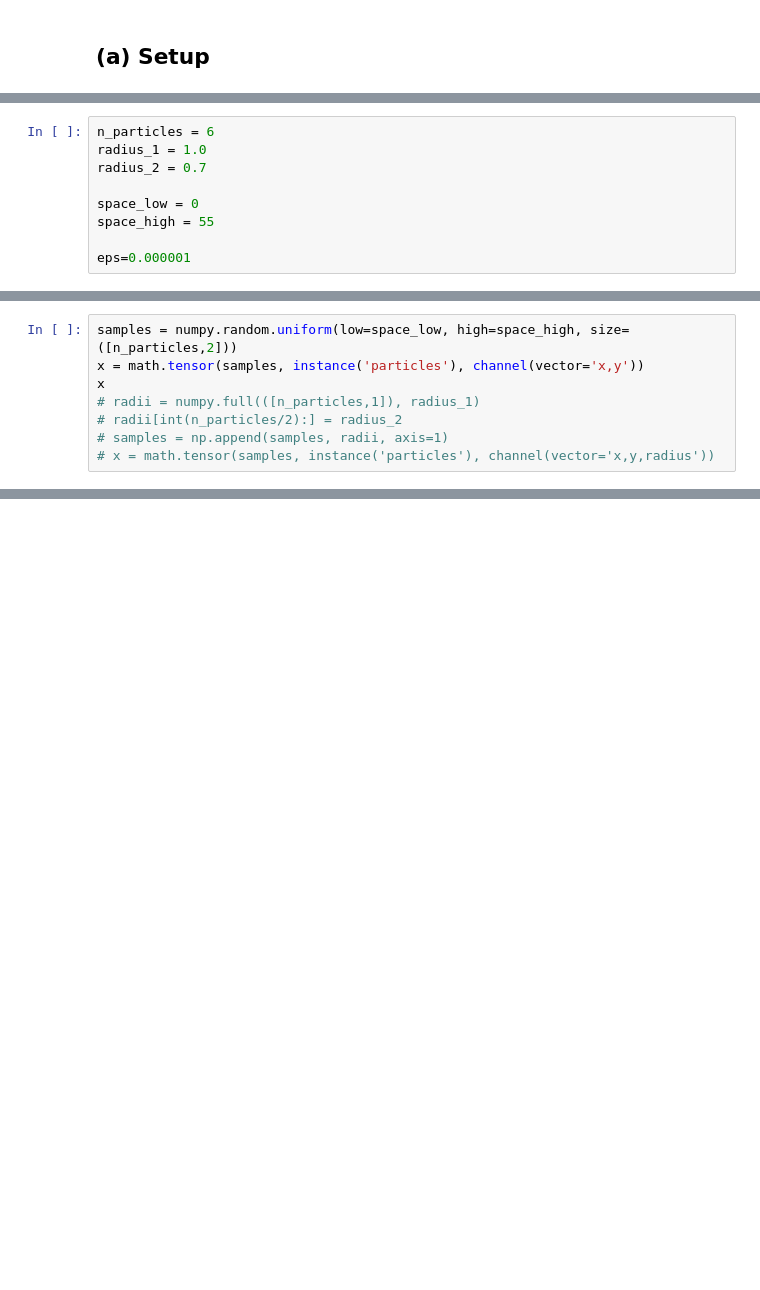
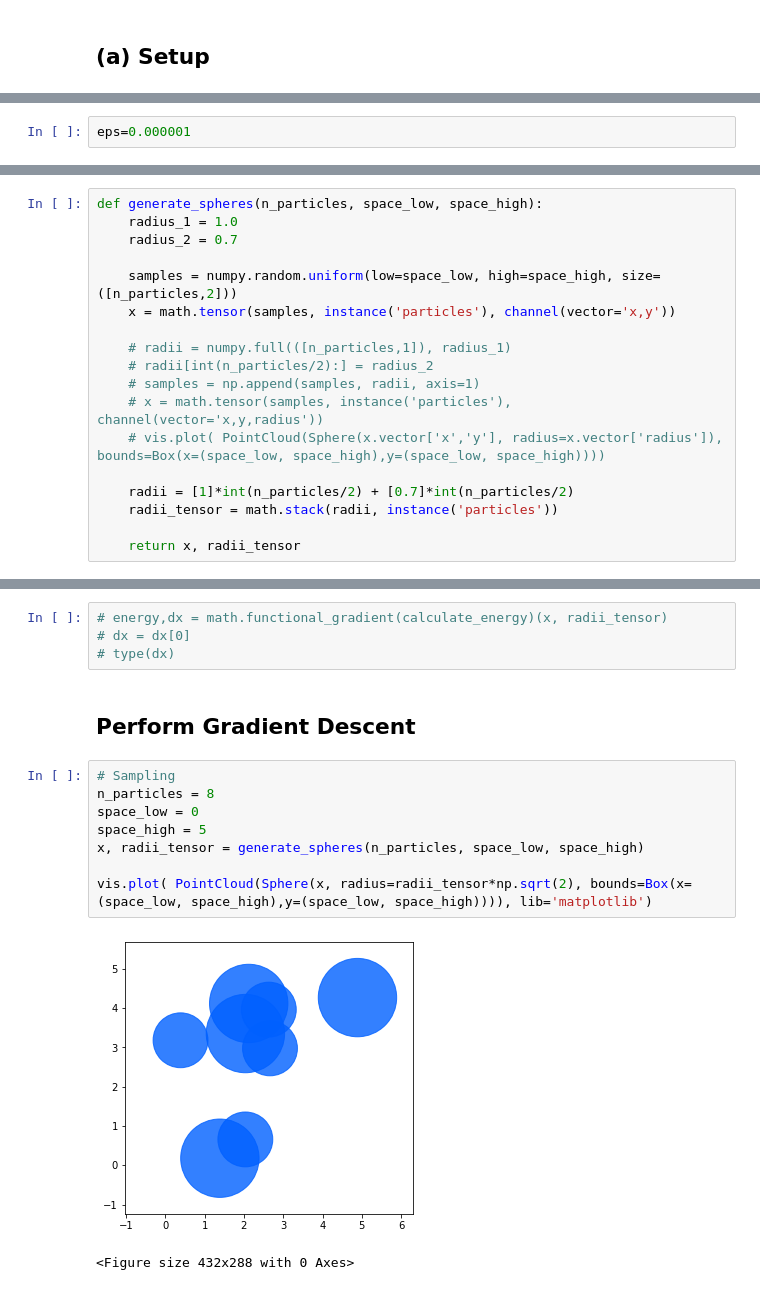
Before and after one commit to kanishkbh/Advanced-Deep-Learning-in-Physics, a Jupyter notebook: Ex 1/Ex1.ipynb, the cells around one changed output, grey strips where cells are left out. Drawn from its saved outputs; the diff is of its cells as text; blank space fills up the shorter version.

Commit message:
Part c Grad Descent working

```diff
--- a/Ex 1/Ex1.ipynb
+++ b/Ex 1/Ex1.ipynb
@@ -13,9 +16,2 @@ math.set_global_precision(64)
 # %%
-n_particles = 6
-radius_1 = 1.0
-radius_2 = 0.7
-
-space_low = 0
-space_high = 55
-
 eps=0.000001
@@ -22,8 +20,18 @@ eps=0.000001
 # %%
-samples = numpy.random.uniform(low=space_low, high=space_high, size=([n_particles,2]))
-x = math.tensor(samples, instance('particles'), channel(vector='x,y'))
-x
-# radii = numpy.full(([n_particles,1]), radius_1)
-# radii[int(n_particles/2):] = radius_2
-# samples = np.append(samples, radii, axis=1)
-# x = math.tensor(samples, instance('particles'), channel(vector='x,y,radius'))
+def generate_spheres(n_particles, space_low, space_high):
+    radius_1 = 1.0
+    radius_2 = 0.7
+
+    samples = numpy.random.uniform(low=space_low, high=space_high, size=([n_particles,2]))
+    x = math.tensor(samples, instance('particles'), channel(vector='x,y'))
+
+    # radii = numpy.full(([n_particles,1]), radius_1)
+    # radii[int(n_particles/2):] = radius_2
+    # samples = np.append(samples, radii, axis=1)
+    # x = math.tensor(samples, instance('particles'), channel(vector='x,y,radius'))
+    # vis.plot( PointCloud(Sphere(x.vector['x','y'], radius=x.vector['radius']), bounds=Box(x=(space_low, space_high),y=(space_low, space_high))))
+
+    radii = [1]*int(n_particles/2) + [0.7]*int(n_particles/2)
+    radii_tensor = math.stack(radii, instance('particles'))
+
+    return x, radii_tensor
@@ -103,0 +180,17 @@ Energy Tensor:
+# %%
+# energy,dx = math.functional_gradient(calculate_energy)(x, radii_tensor)
+# dx = dx[0]
+# type(dx)
+# %% [markdown]
+## Perform Gradient Descent
+# %%
+# Sampling
+n_particles = 8
+space_low = 0
+space_high = 5
+x, radii_tensor = generate_spheres(n_particles, space_low, space_high)
+
+vis.plot( PointCloud(Sphere(x, radius=radii_tensor*np.sqrt(2), bounds=Box(x=(space_low, space_high),y=(space_low, space_high)))), lib='matplotlib')
+# %% [output]
+[figure, added]
+<Figure size 432x288 with 0 Axes>
```
Also changed, not shown: parts of 26 cells of this notebook.
